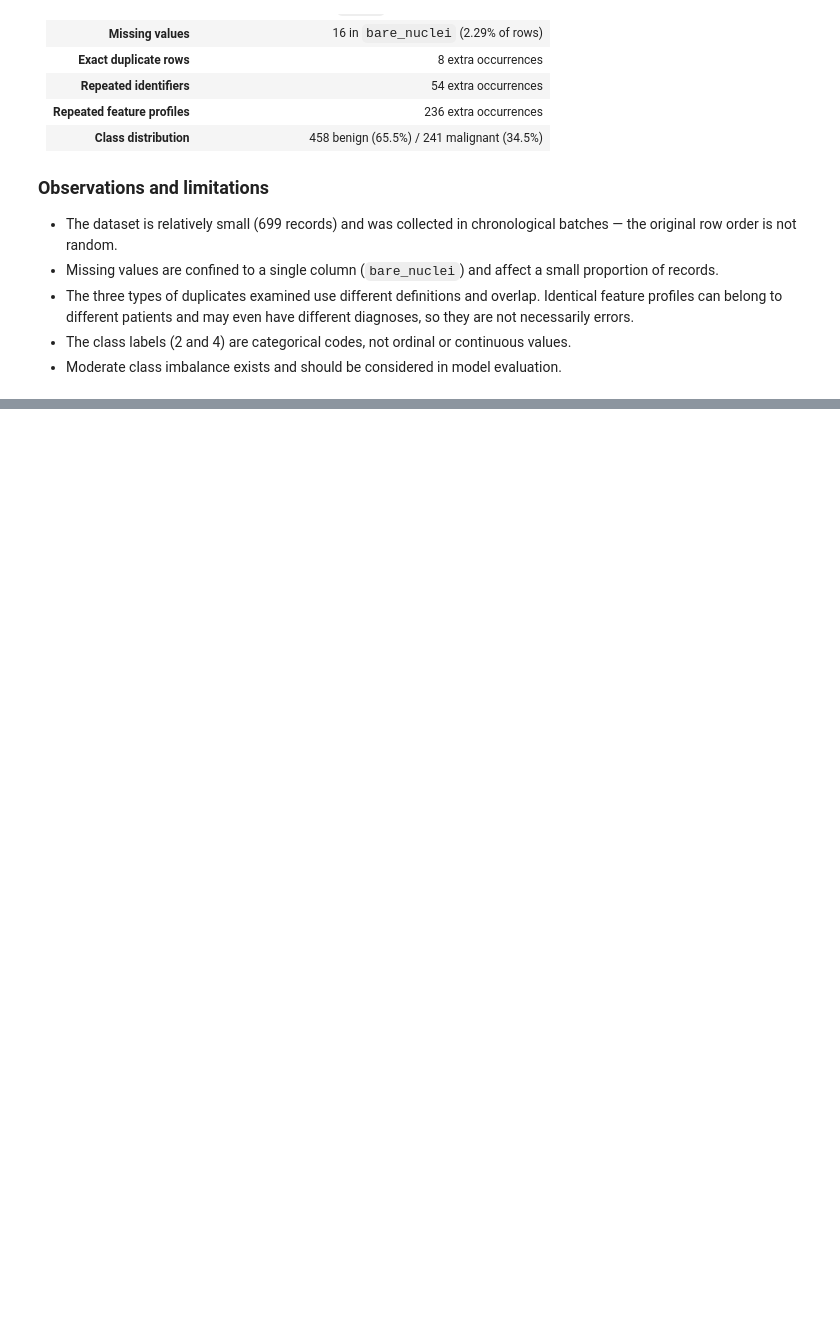
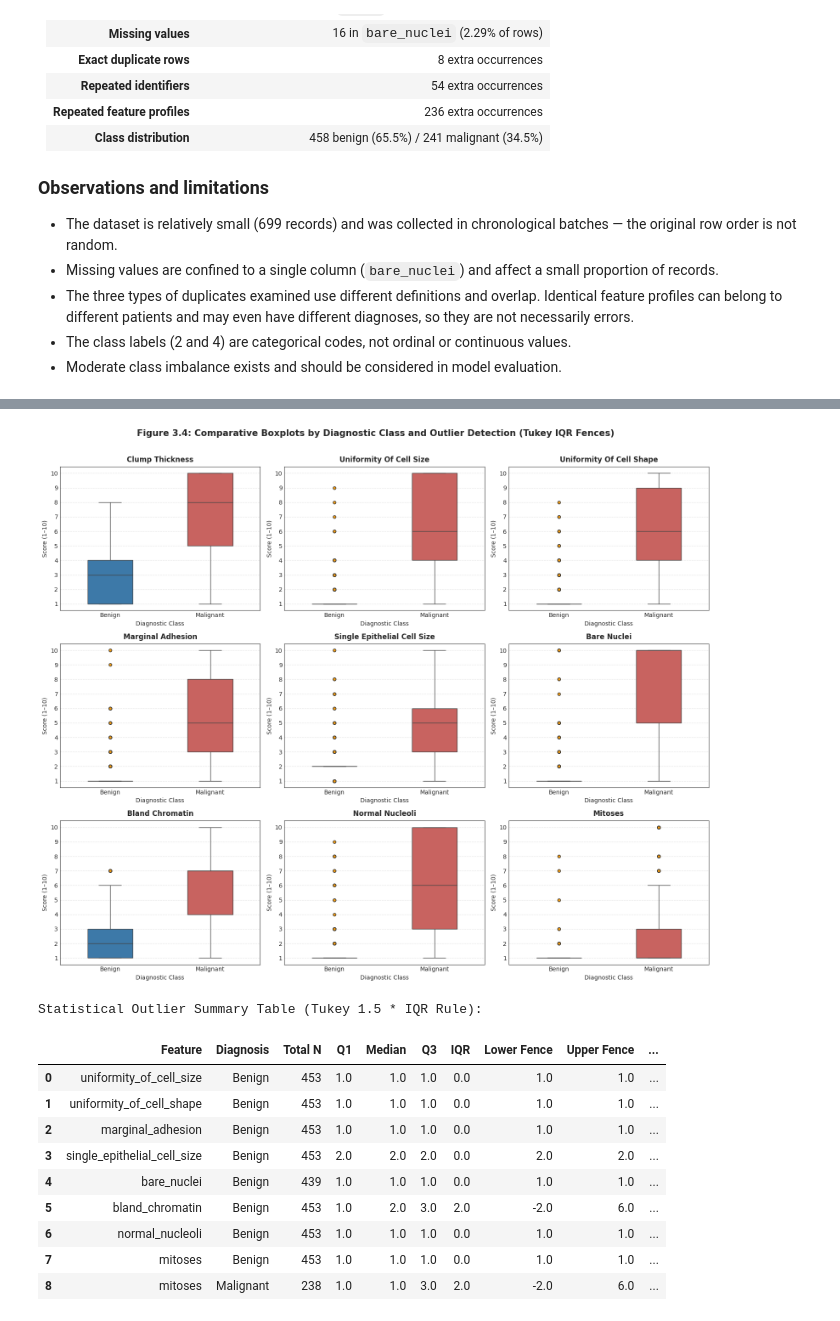
Before and after one commit to M7moudeGalal/Breast-Cancer-Wisconsin, a Jupyter notebook: wisconsin_breast_cancer.ipynb, the cells around one changed output, grey strips where cells are left out. Cells and saved outputs as stored; diff of their text form; code cells hidden in the pictures; blank space fills up the shorter version.

```diff
--- a/wisconsin_breast_cancer.ipynb
+++ b/wisconsin_breast_cancer.ipynb
@@ -337,0 +1031,72 @@ The dataset is moderately imbalanced toward the benign class, with a roughly 2:1
+# %%
+# Create comparative boxplots for all predictive features
+fig, axes = plt.subplots(3, 3, figsize=(16, 13))
+axes = axes.flatten()
+
+for i, col in enumerate(feature_columns):
+    ax = axes[i]
+    sns.boxplot(
+        data=df_vis,
+        x="Diagnosis",
+        y=col,
+        hue="Diagnosis",
+        legend=False,
+        palette=PALETTE_CLASS,
+        width=0.45,
+        fliersize=5,
+        flierprops={"marker": "o", "markerfacecolor": "#f39c12", "markeredgecolor": "#333333"},
+        ax=ax
+    )
+    ax.set_title(f"{col.replace('_', ' ').title()}", fontsize=12, fontweight="bold", pad=8)
+    ax.set_xlabel("Diagnostic Class", fontsize=10)
+    ax.set_ylabel("Score (1–10)", fontsize=10)
+    ax.set_yticks(range(1, 11))
+    ax.grid(axis="y", linestyle="--", alpha=0.5)
+
+plt.suptitle("Figure 3.4: Comparative Boxplots by Diagnostic Class and Outlier Detection (Tukey IQR Fences)", fontsize=15, fontweight="bold", y=1.01)
+plt.tight_layout()
+plt.show()
+
+# Quantify outliers per feature and class using the standard Tukey 1.5 * IQR rule
+outlier_records = []
+for col in feature_columns:
+    for cls_name, grp in df_vis.groupby("Diagnosis"):
+        vals = grp[col].dropna()
+        q1 = vals.quantile(0.25)
+        med = vals.median()
+        q3 = vals.quantile(0.75)
+        iqr = q3 - q1
+        lower_bound = q1 - 1.5 * iqr
+        upper_bound = q3 + 1.5 * iqr
+        outliers = vals[(vals < lower_bound) | (vals > upper_bound)]
+        outlier_records.append({
+            "Feature": col,
+            "Diagnosis": cls_name,
+            "Total N": len(vals),
+            "Q1": q1,
+            "Median": med,
+            "Q3": q3,
+            "IQR": iqr,
+            "Lower Fence": lower_bound,
+            "Upper Fence": upper_bound,
+            "Outlier Count": len(outliers),
+            "Outlier %": round((len(outliers) / len(vals)) * 100, 2),
+            "Outlier Values": sorted(outliers.unique().tolist())
+        })
+
+outlier_summary = pd.DataFrame(outlier_records)
+print("Statistical Outlier Summary Table (Tukey 1.5 * IQR Rule):")
+display(outlier_summary[outlier_summary["Outlier Count"] > 0].reset_index(drop=True))
+# %% [output]
+[figure, added]
+Statistical Outlier Summary Table (Tukey 1.5 * IQR Rule):
+|  | Feature | Diagnosis | Total N | Q1 | Median | Q3 | IQR | Lower Fence | Upper Fence | ... |
+| 0 | uniformity_of_cell_size | Benign | 453 | 1.0 | 1.0 | 1.0 | 0.0 | 1.0 | 1.0 | ... |
+| 1 | uniformity_of_cell_shape | Benign | 453 | 1.0 | 1.0 | 1.0 | 0.0 | 1.0 | 1.0 | ... |
+| 2 | marginal_adhesion | Benign | 453 | 1.0 | 1.0 | 1.0 | 0.0 | 1.0 | 1.0 | ... |
+| 3 | single_epithelial_cell_size | Benign | 453 | 2.0 | 2.0 | 2.0 | 0.0 | 2.0 | 2.0 | ... |
+| 4 | bare_nuclei | Benign | 439 | 1.0 | 1.0 | 1.0 | 0.0 | 1.0 | 1.0 | ... |
+| 5 | bland_chromatin | Benign | 453 | 1.0 | 2.0 | 3.0 | 2.0 | -2.0 | 6.0 | ... |
+| 6 | normal_nucleoli | Benign | 453 | 1.0 | 1.0 | 1.0 | 0.0 | 1.0 | 1.0 | ... |
+| 7 | mitoses | Benign | 453 | 1.0 | 1.0 | 1.0 | 0.0 | 1.0 | 1.0 | ... |
+| 8 | mitoses | Malignant | 238 | 1.0 | 1.0 | 3.0 | 2.0 | -2.0 | 6.0 | ... |
```
Also changed, not shown: parts of 86 cells of this notebook, 11 other files.
